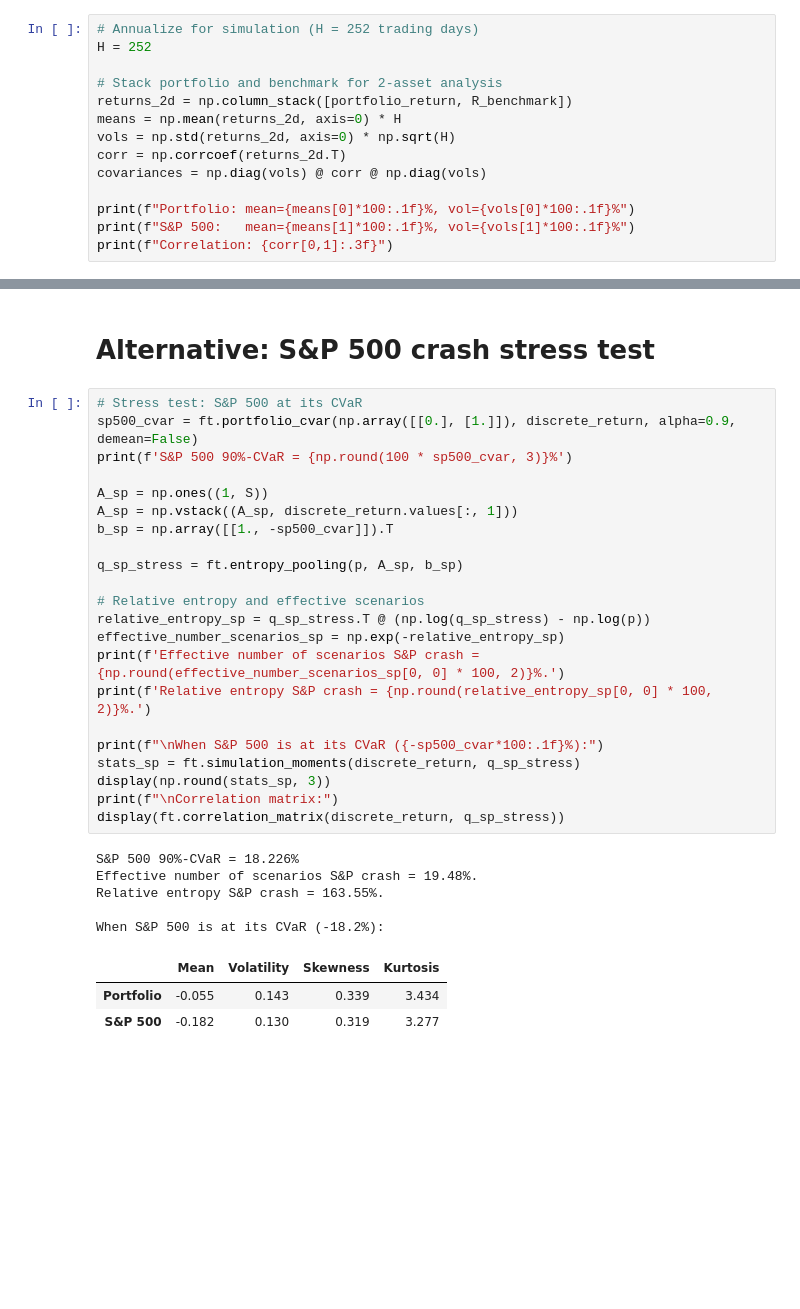
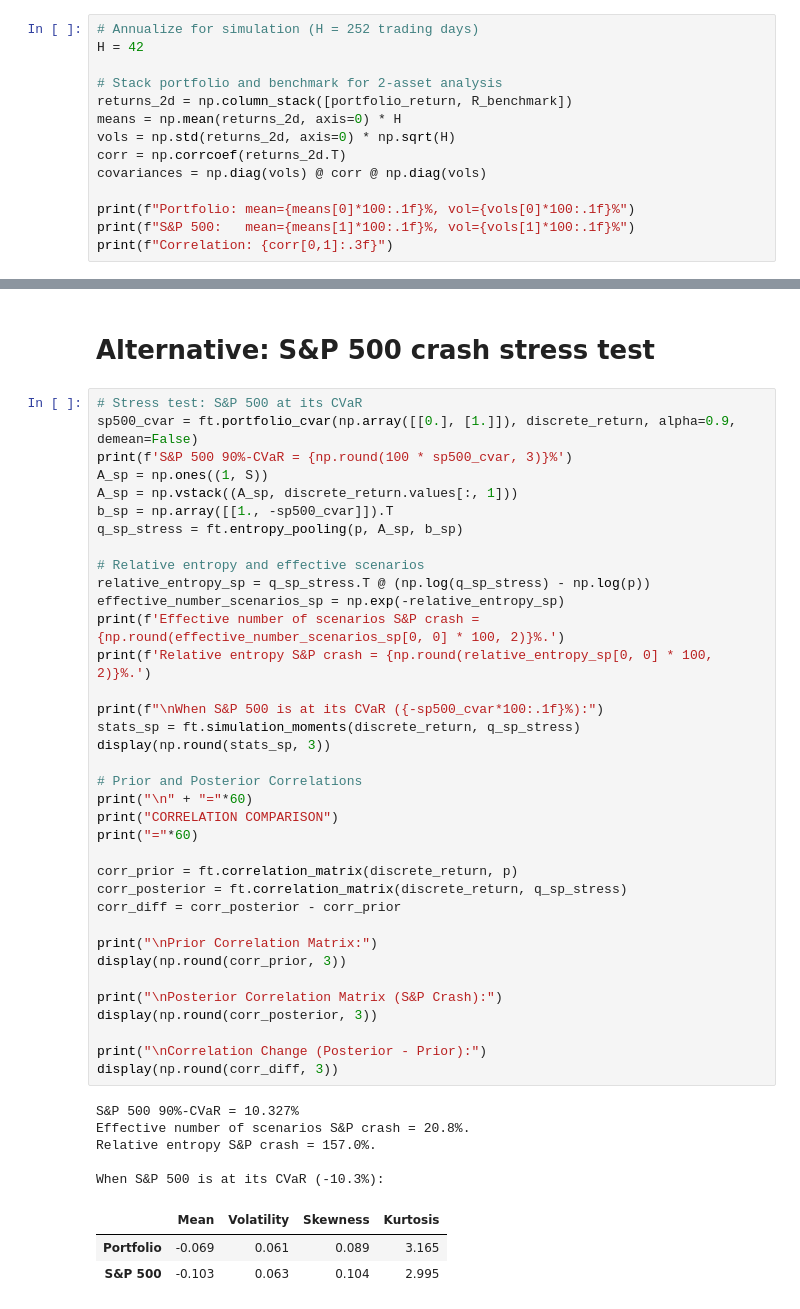
Before and after one commit to galamboslajos/Finance-Working-Files, a Jupyter notebook: Investments_2026/PortfolioStressTest.ipynb, the cells around one changed output, grey strips where cells are left out. Drawn from its saved outputs; the diff is of its cells as text; blank space fills up the shorter version.

```diff
--- a/Investments_2026/PortfolioStressTest.ipynb
+++ b/Investments_2026/PortfolioStressTest.ipynb
@@ -82,7 +82,7 @@ portfolio_return = R_investable @ exposures
 # Specify prior parameters and simulate
 # %%
 # Annualize for simulation (H = 252 trading days)
-H = 252
+H = 42
 
 # Stack portfolio and benchmark for 2-asset analysis
 returns_2d = np.column_stack([portfolio_return, R_benchmark])
@@ -336,31 +354,45 @@ np.round(summary, 3)
 # %%
 # Stress test: S&P 500 at its CVaR
 sp500_cvar = ft.portfolio_cvar(np.array([[0.], [1.]]), discrete_return, alpha=0.9, demean=False)
 print(f'S&P 500 90%-CVaR = {np.round(100 * sp500_cvar, 3)}%')
-
 A_sp = np.ones((1, S))
 A_sp = np.vstack((A_sp, discrete_return.values[:, 1]))
 b_sp = np.array([[1., -sp500_cvar]]).T
-
 q_sp_stress = ft.entropy_pooling(p, A_sp, b_sp)
 
 # Relative entropy and effective scenarios
 relative_entropy_sp = q_sp_stress.T @ (np.log(q_sp_stress) - np.log(p))
 effective_number_scenarios_sp = np.exp(-relative_entropy_sp)
 print(f'Effective number of scenarios S&P crash = {np.round(effective_number_scenarios_sp[0, 0] * 100, 2)}%.')
 print(f'Relative entropy S&P crash = {np.round(relative_entropy_sp[0, 0] * 100, 2)}%.')
 
 print(f"\nWhen S&P 500 is at its CVaR ({-sp500_cvar*100:.1f}%):")
 stats_sp = ft.simulation_moments(discrete_return, q_sp_stress)
 display(np.round(stats_sp, 3))
-print(f"\nCorrelation matrix:")
-display(ft.correlation_matrix(discrete_return, q_sp_stress))
+
+# Prior and Posterior Correlations
+print("\n" + "="*60)
+print("CORRELATION COMPARISON")
+print("="*60)
+
+corr_prior = ft.correlation_matrix(discrete_return, p)
+corr_posterior = ft.correlation_matrix(discrete_return, q_sp_stress)
+corr_diff = corr_posterior - corr_prior
+
+print("\nPrior Correlation Matrix:")
+display(np.round(corr_prior, 3))
+
+print("\nPosterior Correlation Matrix (S&P Crash):")
+display(np.round(corr_posterior, 3))
+
+print("\nCorrelation Change (Posterior - Prior):")
+display(np.round(corr_diff, 3))
 # %% [output]
-S&P 500 90%-CVaR = 18.226%
-Effective number of scenarios S&P crash = 19.48%.
-Relative entropy S&P crash = 163.55%.
+S&P 500 90%-CVaR = 10.327%
+Effective number of scenarios S&P crash = 20.8%.
+Relative entropy S&P crash = 157.0%.
 
-When S&P 500 is at its CVaR (-18.2%):
+When S&P 500 is at its CVaR (-10.3%):
 |  | Mean | Volatility | Skewness | Kurtosis |
-| Portfolio | -0.055 | 0.143 | 0.339 | 3.434 |
-| S&P 500 | -0.182 | 0.130 | 0.319 | 3.277 |
+| Portfolio | -0.069 | 0.061 | 0.089 | 3.165 |
+| S&P 500 | -0.103 | 0.063 | 0.104 | 2.995 |
```
Also changed, not shown: parts of 18 cells of this notebook.
